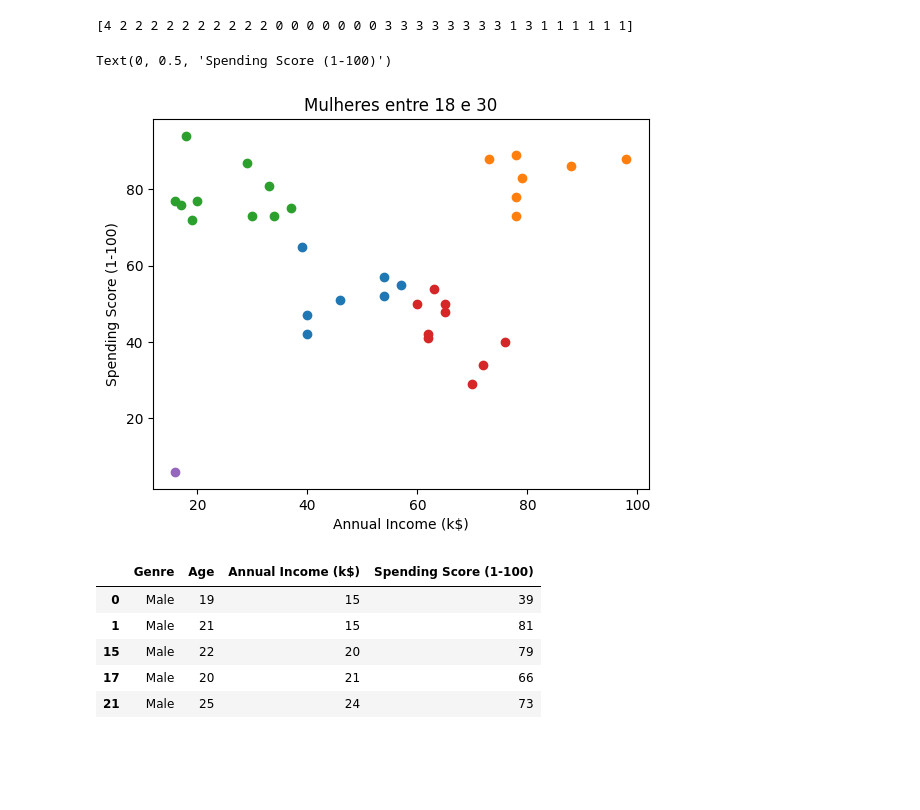
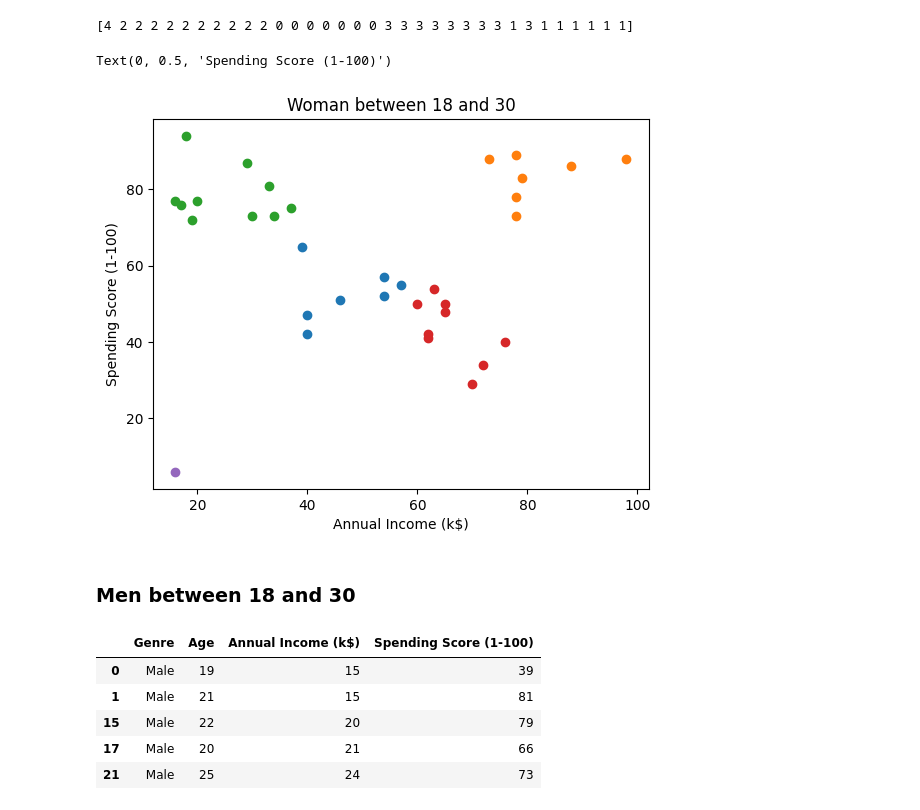
Before and after one commit to isadorafisica1512/Mall-customers-clustering, a Jupyter notebook: Mall_Customers.ipynb, the cells around one changed output. Cells and saved outputs as stored; diff of their text form; code cells hidden in the pictures; blank space fills up the shorter version.

```diff
--- a/Mall_Customers.ipynb
+++ b/Mall_Customers.ipynb
@@ -63,12 +65,12 @@ print(y_kmeans)
 # %%
 plt.scatter(x.iloc[y_kmeans == 0, 0],x.iloc[y_kmeans == 0, 1])
 plt.scatter(x.iloc[y_kmeans == 1, 0],x.iloc[y_kmeans == 1, 1])
 plt.scatter(x.iloc[y_kmeans == 2, 0],x.iloc[y_kmeans == 2, 1])
 plt.scatter(x.iloc[y_kmeans == 3, 0],x.iloc[y_kmeans == 3, 1])
 plt.scatter(x.iloc[y_kmeans == 4, 0],x.iloc[y_kmeans == 4, 1])
-plt.title('Mulheres entre 18 e 30')
+plt.title('Woman between 18 and 30')
 plt.xlabel('Annual Income (k$)')
 plt.ylabel('Spending Score (1-100)')
 # %% [output]
 Text(0, 0.5, 'Spending Score (1-100)')
-[figure, old version]
+[figure, new version]
@@ -77,3 +77,5 @@ Homens entre 18 e 30
+# %% [markdown]
+### Men between 18 and 30
 # %%
 dataset = pd.read_csv('Mall_Customers.csv')
 dataset = dataset[dataset['Genre'] != 'Female']
```
Also changed, not shown: parts of 17 cells of this notebook.
